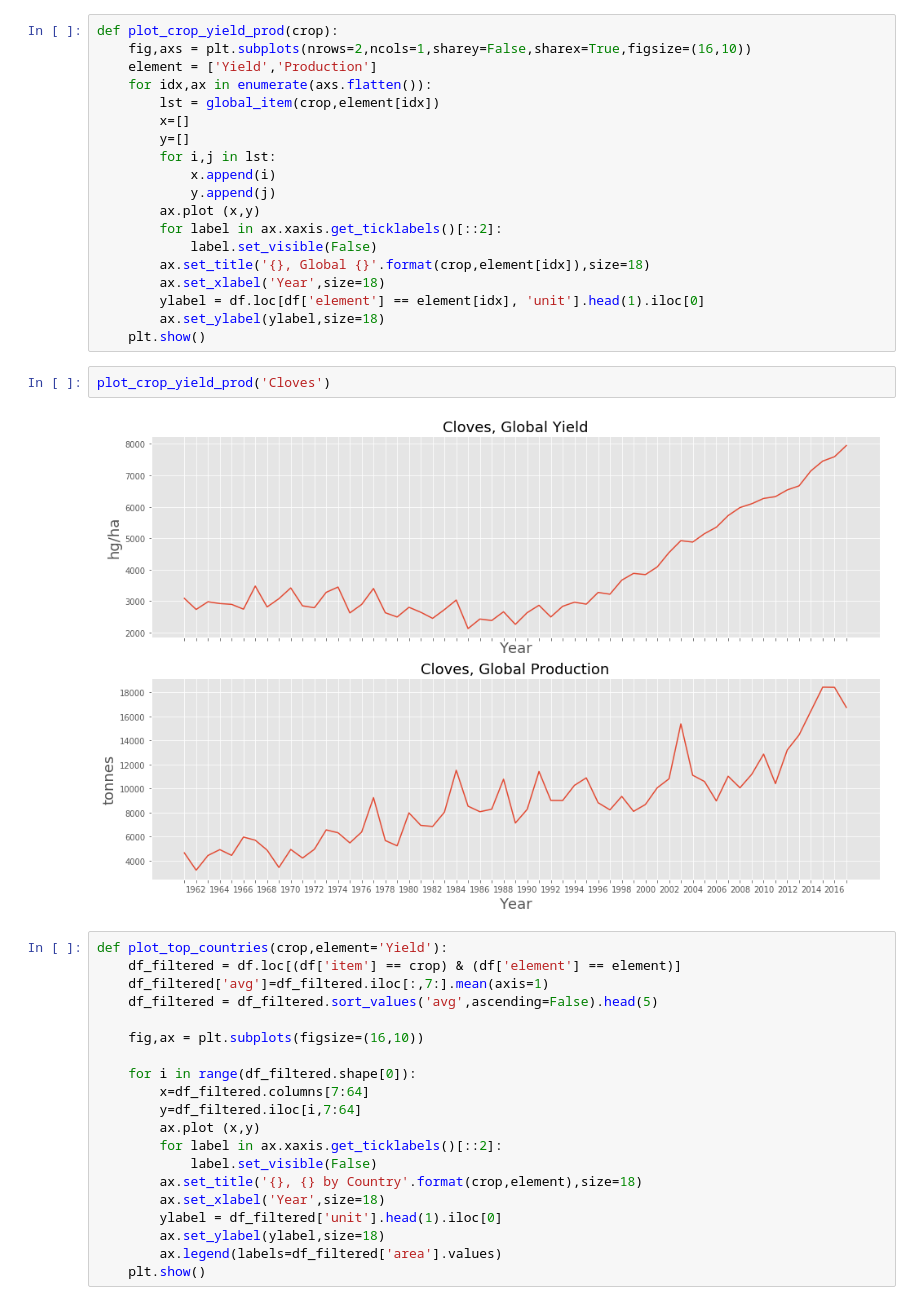
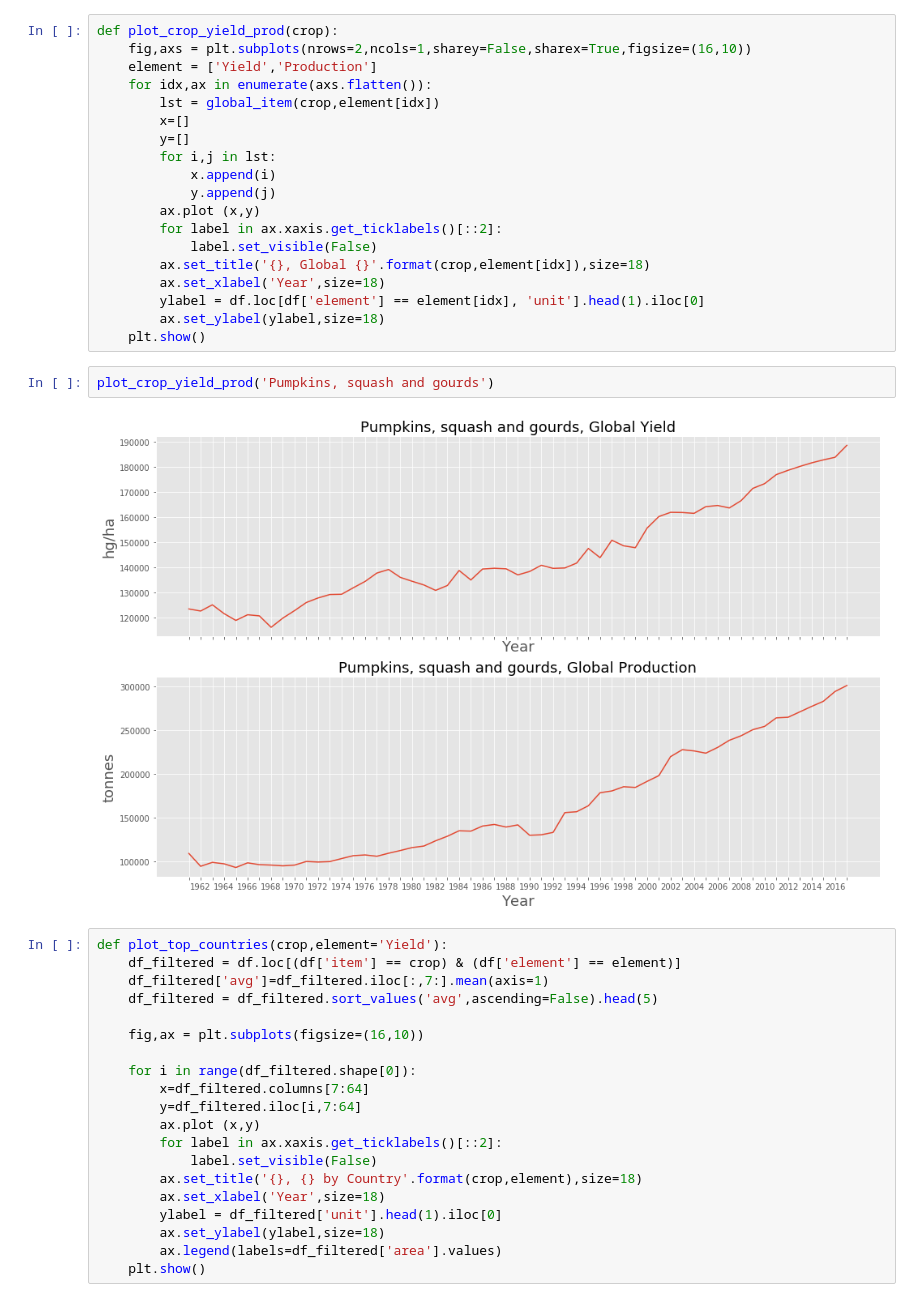
Before and after one commit to alyserecord/agricultural_yield, a Jupyter notebook: src/graphs_playground.ipynb, the cells around one changed output. Cells and saved outputs as stored; diff of their text form.

```diff
--- a/src/graphs_playground.ipynb
+++ b/src/graphs_playground.ipynb
@@ -131,10 +131,10 @@ def plot_crop_yield_prod(crop):
         ylabel = df.loc[df['element'] == element[idx], 'unit'].head(1).iloc[0]
         ax.set_ylabel(ylabel,size=18)
     plt.show()
-# %%
-plot_crop_yield_prod('Cloves')
-# %% [output]
-[figure, removed]
+# %%
+plot_crop_yield_prod('Pumpkins, squash and gourds')
+# %% [output]
+[figure, added]
 # %%
 def plot_top_countries(crop,element='Yield'):
     df_filtered = df.loc[(df['item'] == crop) & (df['element'] == element)]
```
Also changed, not shown: 3 other files.
